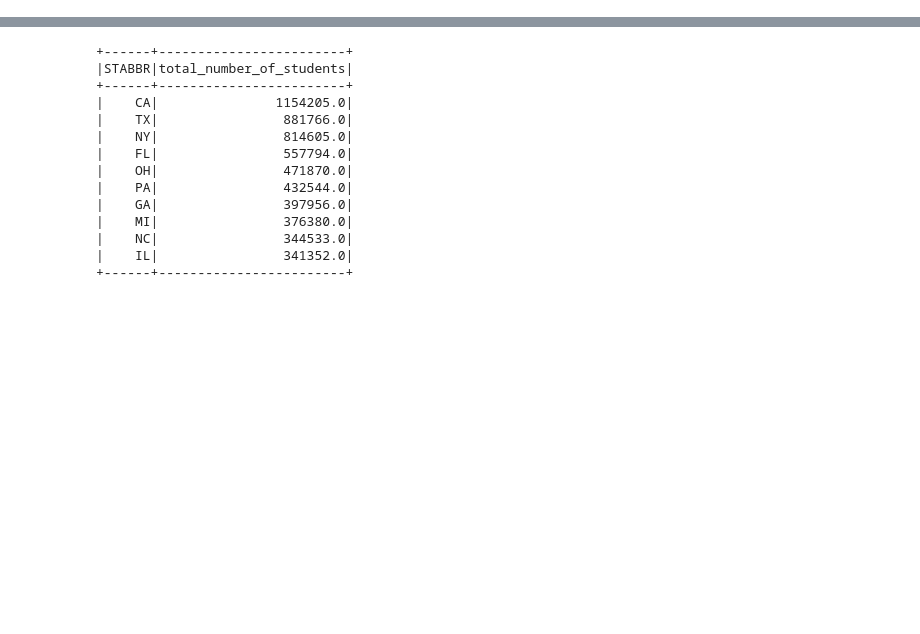
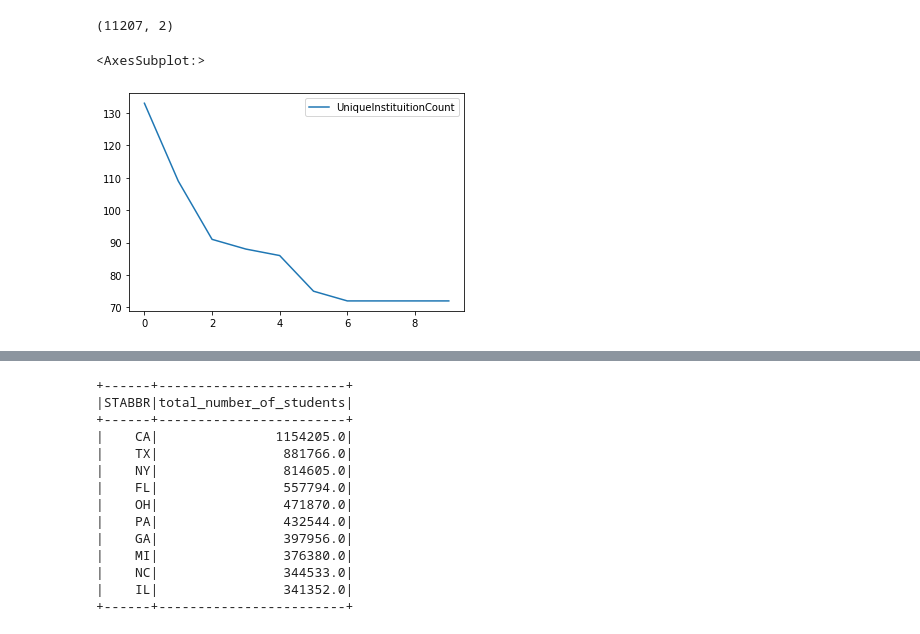
Before and after one commit to Abuton/CollegeScoreCardAnalysis, a Jupyter notebook: notebooks/build_pipeline.ipynb, the cells around one changed output, grey strips where cells are left out. Saved outputs shown, nothing was run; the diff lists cells and outputs as text; code cells hidden in the pictures; blank space fills up the shorter version.

```diff
--- a/notebooks/build_pipeline.ipynb
+++ b/notebooks/build_pipeline.ipynb
@@ -30,0 +57,7 @@ results.sort(F.col('UniqueInstituitionCount').desc()).show(20)
+# %%
+import matplotlib.pyplot as plt
+import seaborn as sns
+
+results = df.groupBy('INSTNM').agg(F.count('INSTNM').alias('UniqueInstituitionCount')).sort(F.col('UniqueInstituitionCount').desc()).toPandas()
+results.head()
+# results.sort(F.col('UniqueInstituitionCount').desc()).plot()
@@ -30,0 +71,9 @@ results.sort(F.col('UniqueInstituitionCount').desc()).show(20)
+# %%
+results.shape
+# %% [output]
+(11207, 2)
+# %%
+results.head(10).plot()
+# %% [output]
+<AxesSubplot:>
+[figure, added]
```
Also changed, not shown: parts of 5 cells of this notebook.
